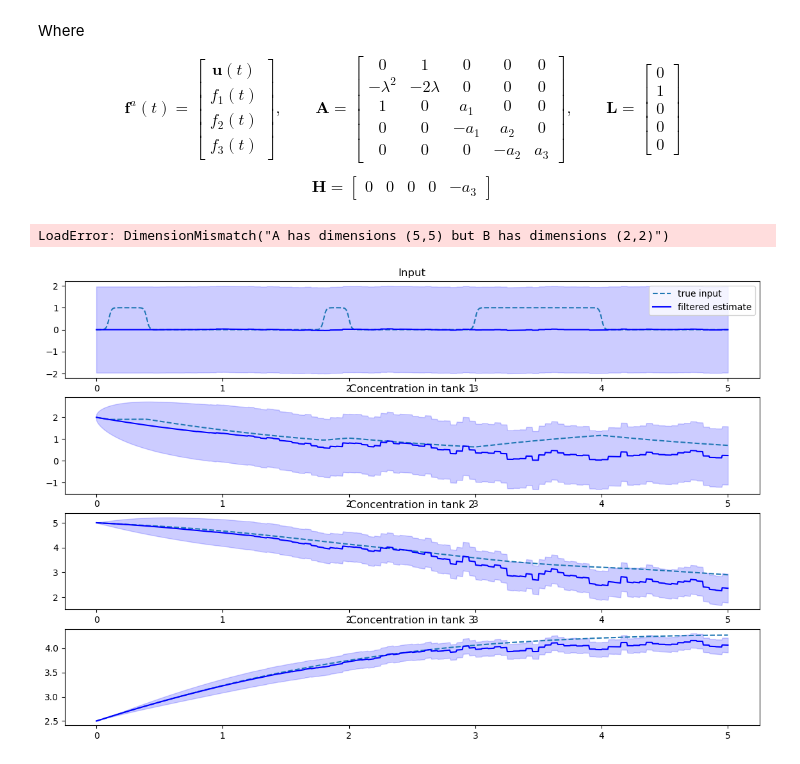
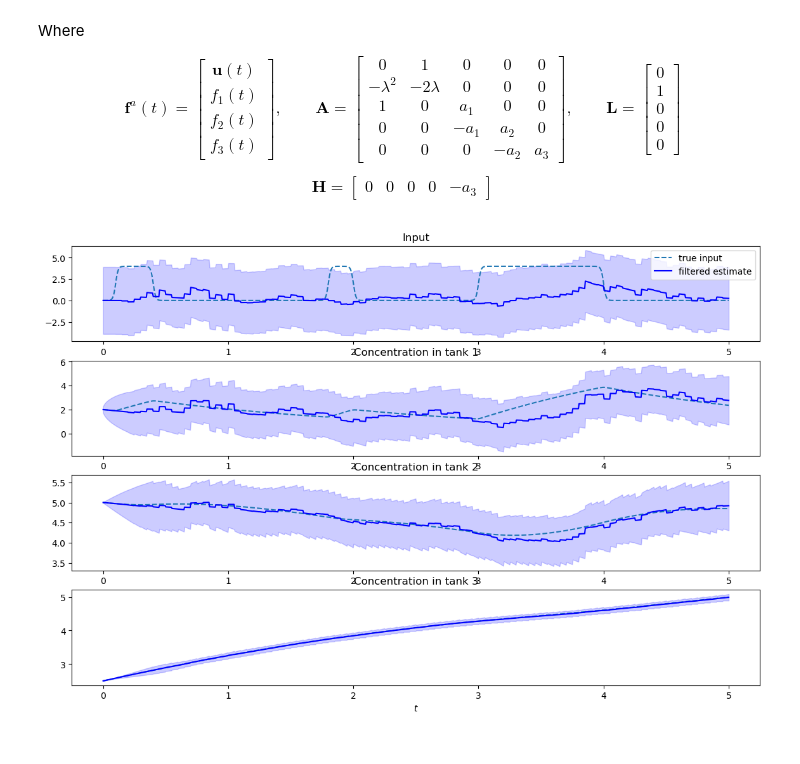
Before and after one commit to wilocw/StateSpace.jl, a Jupyter notebook: notebooks/Cascading Latent Force Model.ipynb, the cells around one changed output. Drawn from its saved outputs; the diff is of its cells as text; code cells hidden in the pictures.

```diff
--- a/notebooks/Cascading Latent Force Model.ipynb
+++ b/notebooks/Cascading Latent Force Model.ipynb
@@ -353,7 +354,11 @@ a₁, a₂, a₃ = -1./2., -1./4., -1./6.
       0. -a₂  a₃ ]
 𝐟⁻ = inv(expm(Δₜ*𝐀))*[2.; 5.; 2.5;]
 
-𝐟₀ = [0.; 0.; 𝐟⁻] # initial conditions
+𝐟ᵃ₀ = [0.; 0.; 𝐟⁻] # initial conditions
+
+# Latent force kernel
+l, σₖ² = 0.5, 𝑉#1.
+λ = √3 / l
 
 𝐀 = [   0.   1. 0.  0.  0. ;
        -λ^2 -2λ 0.  0.  0. ;
@@ -368,14 +373,10 @@ P∞ = diagm([σₖ², λ^2*σₖ²])
 𝐅 = expm(Δₜ*𝐀)
 
 𝐇 = [0 0 0 0 -a₃]
-𝑹 = 0.01
+#𝑹 = 0.01
 
-m₀, P₀ = 𝐟₀, [P∞ zeros(2,3) ; zeros(3, 5)]
+m₀, P₀ = 𝐟ᵃ₀, [P∞ zeros(2,3) ; zeros(3, 5)]
 ; #suppress output
-# %%
-P∞ - 𝐅*P∞*𝐅'
-# %% [output]
-LoadError: DimensionMismatch("A has dimensions (5,5) but B has dimensions (2,2)")
 # %%
 predict, update = filter(𝐅, 𝑸, 𝐇, 𝑹)
 
@@ -397,33 +398,33 @@ end
 # %%
 figure(figsize=(14,9))
 
 subplot(411)
 plot(𝐭, 𝑢(𝐭), "--")
 plot(𝐭, [f[1] for f ∈ 𝐟ᵃ],"b-")
 
 fill_between(𝐭,
-             [f[1] - 1.96*√σ[1] for (f,σ) ∈ zip(𝐟ᵃ, 𝐏ᵃ)],
-             [f[1] + 1.96*√σ[1] for (f,σ) ∈ zip(𝐟ᵃ, 𝐏ᵃ)],
+             [f[1] - 1.96*√abs(σ[1]) for (f,σ) ∈ zip(𝐟ᵃ, 𝐏ᵃ)],
+             [f[1] + 1.96*√abs(σ[1]) for (f,σ) ∈ zip(𝐟ᵃ, 𝐏ᵃ)],
              color="b", alpha=0.2)
 
 legend(labels=["true input","filtered estimate"])
 title("Input")
 
 for i ∈ 1:3
     subplot(411+i)
     plot(𝐭, [f[i] for f ∈ 𝒇ₜ],"--")
 
     plot(𝐭, [f[i+2] for f ∈ 𝐟ᵃ],"b-")
     fill_between(𝐭,
-                 [f[i+2] - 1.96*√σ[i+2] for (f,σ) ∈ zip(𝐟ᵃ, 𝐏ᵃ)],
-                 [f[i+2] + 1.96*√σ[i+2] for (f,σ) ∈ zip(𝐟ᵃ, 𝐏ᵃ)],
+                 [f[i+2] - 1.96*√abs(σ[i+2]) for (f,σ) ∈ zip(𝐟ᵃ, 𝐏ᵃ)],
+                 [f[i+2] + 1.96*√abs(σ[i+2]) for (f,σ) ∈ zip(𝐟ᵃ, 𝐏ᵃ)],
                  color="b", alpha=0.2)
 
     title(@sprintf("Concentration in tank %d", i))
-    #i == 1 ? legend(labels=["no input","with input"]) : nothing
 end
+xlabel(L"$t$");
 # %% [output]
-[figure, old version]
+[figure, new version]
 # %%
 smooth = smoother(𝐅, 𝑸)
 𝐟ˢ, 𝐏ˢ = copy(𝐟ᵃ), copy(𝐏ᵃ)
```
Also changed, not shown: parts of 18 cells of this notebook.
